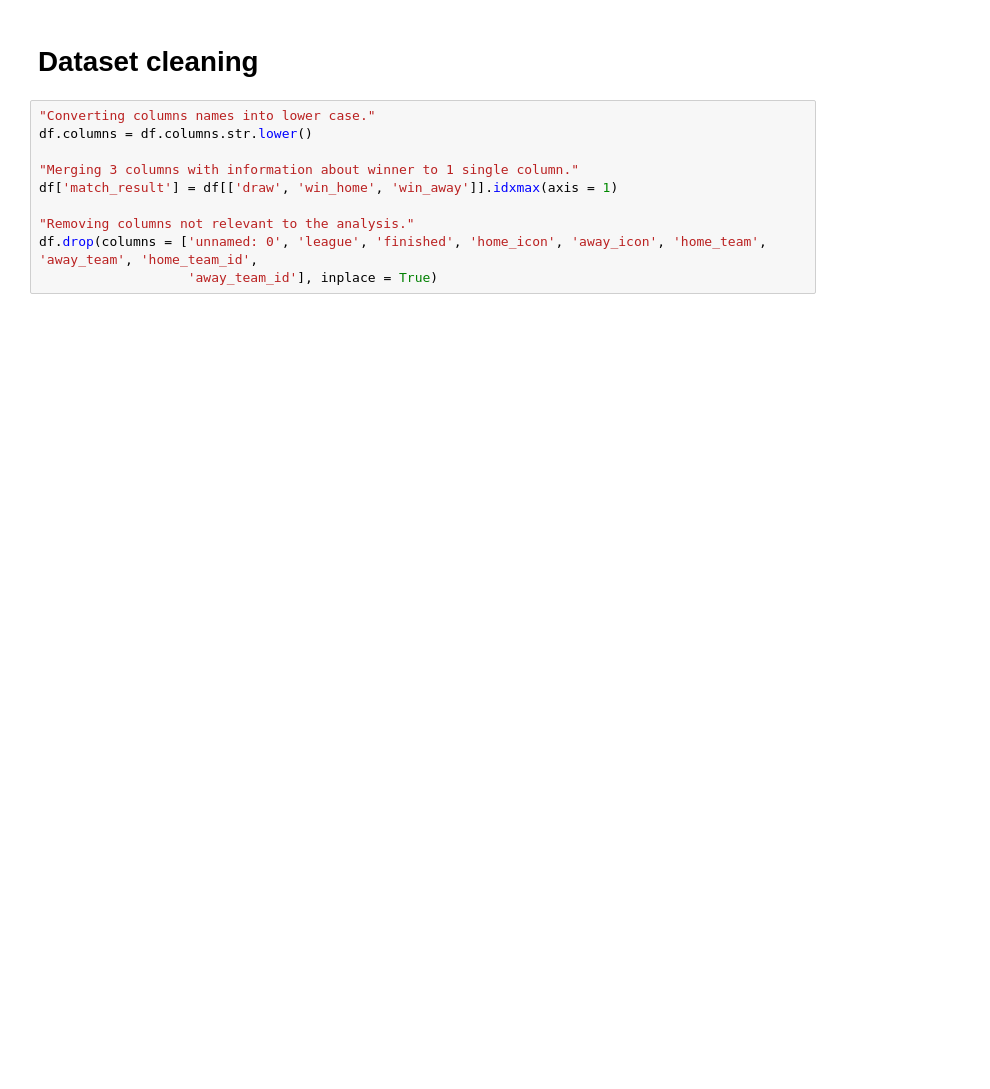
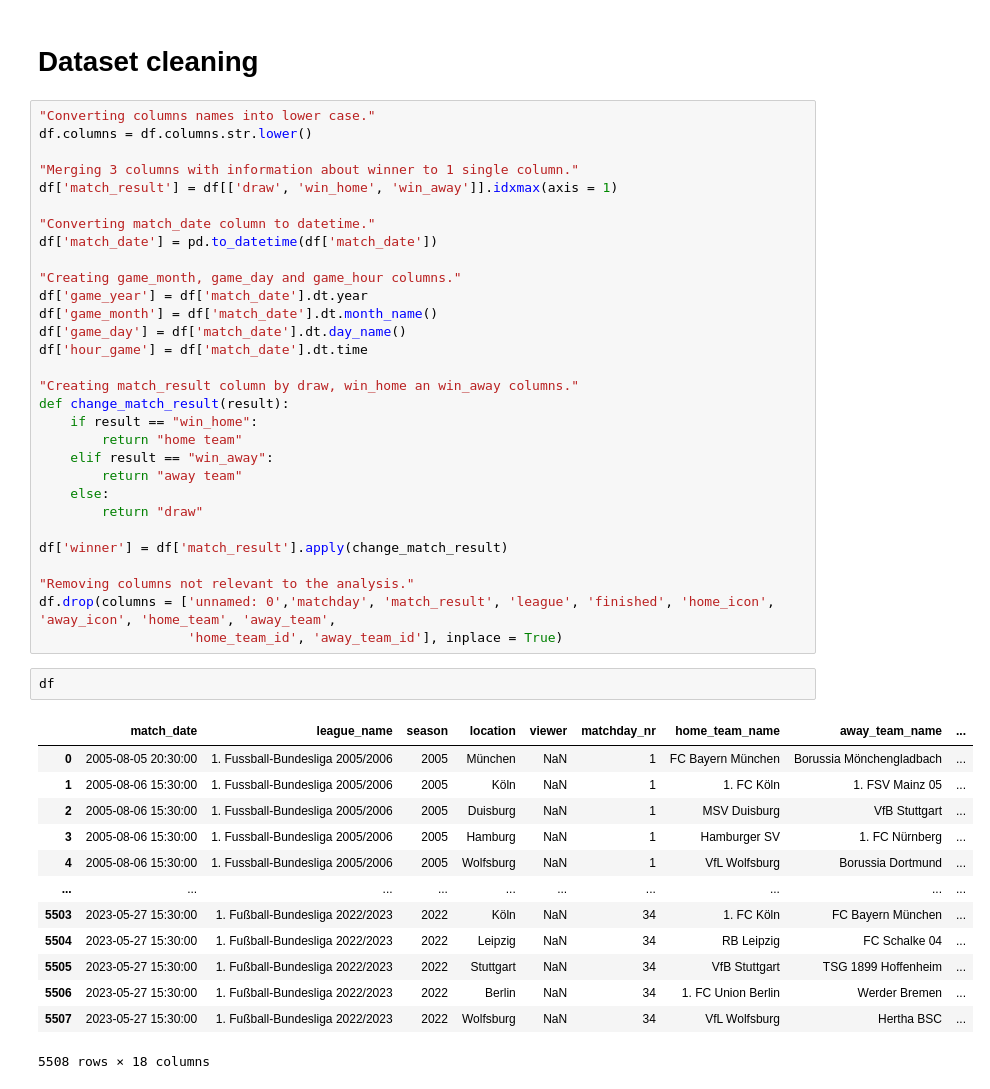
Before and after one commit to slatkowski/bundesliga_seasons_analysis, a Jupyter notebook: bundesliga_seasons_analysis.ipynb, the cells around one changed output. Cells and saved outputs as stored; diff of their text form; blank space fills up the shorter version.

```diff
--- a/bundesliga_seasons_analysis.ipynb
+++ b/bundesliga_seasons_analysis.ipynb
@@ -60,6 +93,42 @@ df.columns = df.columns.str.lower()
 "Merging 3 columns with information about winner to 1 single column."
 df['match_result'] = df[['draw', 'win_home', 'win_away']].idxmax(axis = 1)
 
+"Converting match_date column to datetime."
+df['match_date'] = pd.to_datetime(df['match_date'])
+
+"Creating game_month, game_day and game_hour columns."
+df['game_year'] = df['match_date'].dt.year
+df['game_month'] = df['match_date'].dt.month_name()
+df['game_day'] = df['match_date'].dt.day_name()
+df['hour_game'] = df['match_date'].dt.time
+
+"Creating match_result column by draw, win_home an win_away columns."
+def change_match_result(result):
+    if result == "win_home":
+        return "home team"
+    elif result == "win_away":
+        return "away team"
+    else:
+        return "draw"
+
+df['winner'] = df['match_result'].apply(change_match_result)
+
 "Removing columns not relevant to the analysis."
-df.drop(columns = ['unnamed: 0', 'league', 'finished', 'home_icon', 'away_icon', 'home_team', 'away_team', 'home_team_id',
-                   'away_team_id'], inplace = True)
+df.drop(columns = ['unnamed: 0','matchday', 'match_result', 'league', 'finished', 'home_icon', 'away_icon', 'home_team', 'away_team',
+                   'home_team_id', 'away_team_id'], inplace = True)
+# %%
+df
+# %% [output]
+|  | match_date | league_name | season | location | viewer | matchday_nr | home_team_name | away_team_name | ... |
+| 0 | 2005-08-05 20:30:00 | 1. Fussball-Bundesliga 2005/2006 | 2005 | München | NaN | 1 | FC Bayern München | Borussia Mönchengladbach | ... |
+| 1 | 2005-08-06 15:30:00 | 1. Fussball-Bundesliga 2005/2006 | 2005 | Köln | NaN | 1 | 1. FC Köln | 1. FSV Mainz 05 | ... |
+| 2 | 2005-08-06 15:30:00 | 1. Fussball-Bundesliga 2005/2006 | 2005 | Duisburg | NaN | 1 | MSV Duisburg | VfB Stuttgart | ... |
+| 3 | 2005-08-06 15:30:00 | 1. Fussball-Bundesliga 2005/2006 | 2005 | Hamburg | NaN | 1 | Hamburger SV | 1. FC Nürnberg | ... |
+| 4 | 2005-08-06 15:30:00 | 1. Fussball-Bundesliga 2005/2006 | 2005 | Wolfsburg | NaN | 1 | VfL Wolfsburg | Borussia Dortmund | ... |
+| ... | ... | ... | ... | ... | ... | ... | ... | ... | ... |
+| 5503 | 2023-05-27 15:30:00 | 1. Fußball-Bundesliga 2022/2023 | 2022 | Köln | NaN | 34 | 1. FC Köln | FC Bayern München | ... |
+| 5504 | 2023-05-27 15:30:00 | 1. Fußball-Bundesliga 2022/2023 | 2022 | Leipzig | NaN | 34 | RB Leipzig | FC Schalke 04 | ... |
+| 5505 | 2023-05-27 15:30:00 | 1. Fußball-Bundesliga 2022/2023 | 2022 | Stuttgart | NaN | 34 | VfB Stuttgart | TSG 1899 Hoffenheim | ... |
+| 5506 | 2023-05-27 15:30:00 | 1. Fußball-Bundesliga 2022/2023 | 2022 | Berlin | NaN | 34 | 1. FC Union Berlin | Werder Bremen | ... |
+| 5507 | 2023-05-27 15:30:00 | 1. Fußball-Bundesliga 2022/2023 | 2022 | Wolfsburg | NaN | 34 | VfL Wolfsburg | Hertha BSC | ... |
+5508 rows × 18 columns
```
Also changed, not shown: parts of 3 cells of this notebook.
